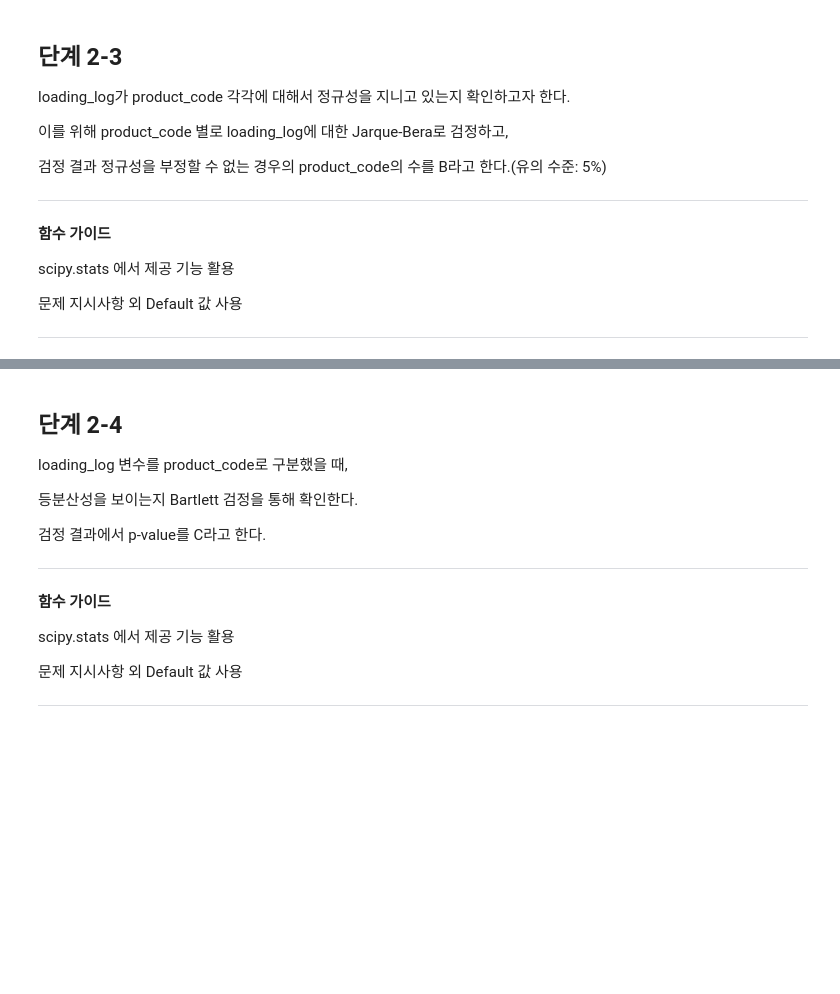
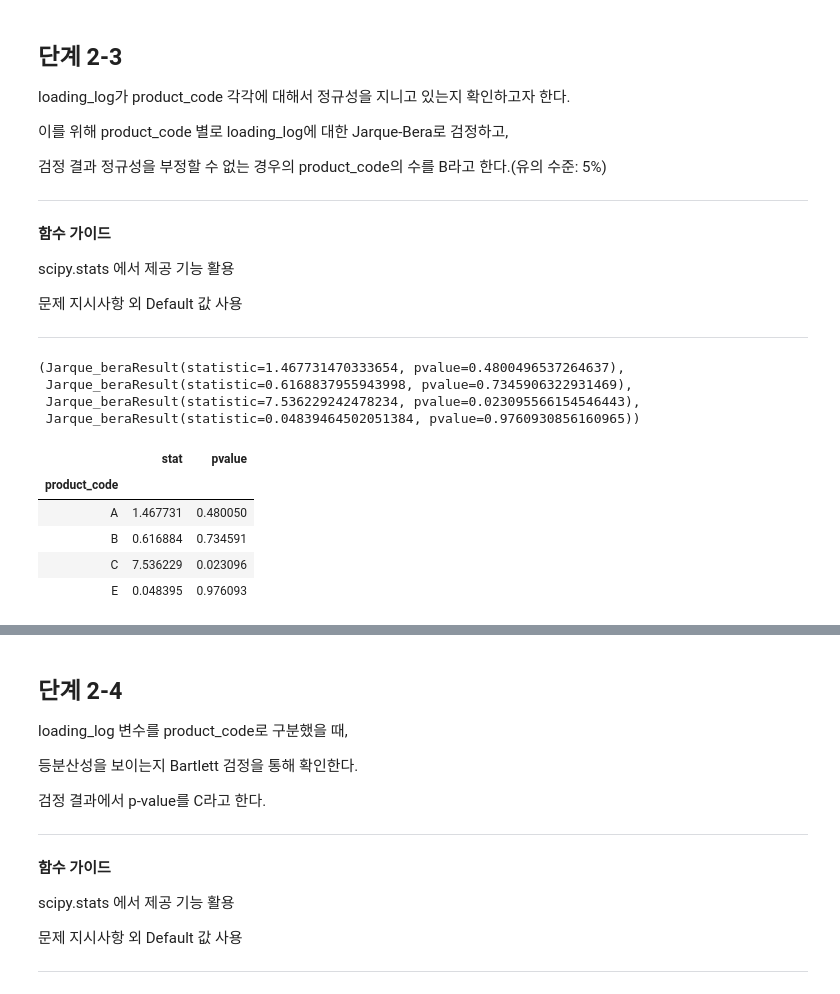
Before and after one commit to sunkusun9/DS_lv3_2408, a Jupyter notebook: sec_ds_lv3_prob1_prob.ipynb, the cells around one changed output, grey strips where cells are left out. Saved outputs shown, nothing was run; the diff lists cells and outputs as text; code cells hidden in the pictures; blank space fills up the shorter version.

```diff
--- a/sec_ds_lv3_prob1_prob.ipynb
+++ b/sec_ds_lv3_prob1_prob.ipynb
@@ -478,3 +493,6 @@ failure와는 관계가 없음이 이전에 검증되었다.
 prob1에서 입력 변수 loading에 결측이 없는 행들을 뽑아 prob2 데이터프레임을 만든다.
 
 Hint] prob2의 데이터 수는 21,257 이다.
+# %%
+df_prob2 = df_prob1.loc[df_prob1['loading'].notna()].copy()
+df_prob2.shape
@@ -482,6 +502,8 @@ Hint] prob2의 데이터 수는 21,257 이다.
 ## 단계 2-2
 
 prob2에 loading의 각 행들에 자연 로그 함수를 적용하여 파생 변수 loading_log를 만든다.
+# %%
+df_prob2['loading_log'] = np.log(df_prob2['loading'])
 # %% [markdown]
 ## 단계 2-3
 
@@ -500,3 +522,29 @@ loading_log가 product_code 각각에 대해서 정규성을 지니고 있는지
  문제 지시사항 외 Default 값 사용
 
 ---
+# %%
+# 방법 1: 하드코딩
+from scipy.stats import jarque_bera
+(
+    jarque_bera(df_prob2.loc[df_prob2['product_code'] == 'A', 'loading_log']),
+    jarque_bera(df_prob2.loc[df_prob2['product_code'] == 'B', 'loading_log']),
+    jarque_bera(df_prob2.loc[df_prob2['product_code'] == 'C', 'loading_log']),
+    jarque_bera(df_prob2.loc[df_prob2['product_code'] == 'E', 'loading_log'])
+)
+# %% [output]
+(Jarque_beraResult(statistic=1.467731470333654, pvalue=0.4800496537264637),
+ Jarque_beraResult(statistic=0.6168837955943998, pvalue=0.7345906322931469),
+ Jarque_beraResult(statistic=7.536229242478234, pvalue=0.023095566154546443),
+ Jarque_beraResult(statistic=0.04839464502051384, pvalue=0.9760930856160965))
+# %%
+df_jarque = df_prob2.groupby('product_code')['loading_log'].apply(
+    lambda x: pd.Series(jarque_bera(x), index=['stat', 'pvalue'])
+).unstack()
+df_jarque
+# %% [output]
+|  | stat | pvalue |
+| product_code |  |  |
+| A | 1.467731 | 0.480050 |
+| B | 0.616884 | 0.734591 |
+| C | 7.536229 | 0.023096 |
+| E | 0.048395 | 0.976093 |
```
Also changed, not shown: parts of 30 cells of this notebook.
